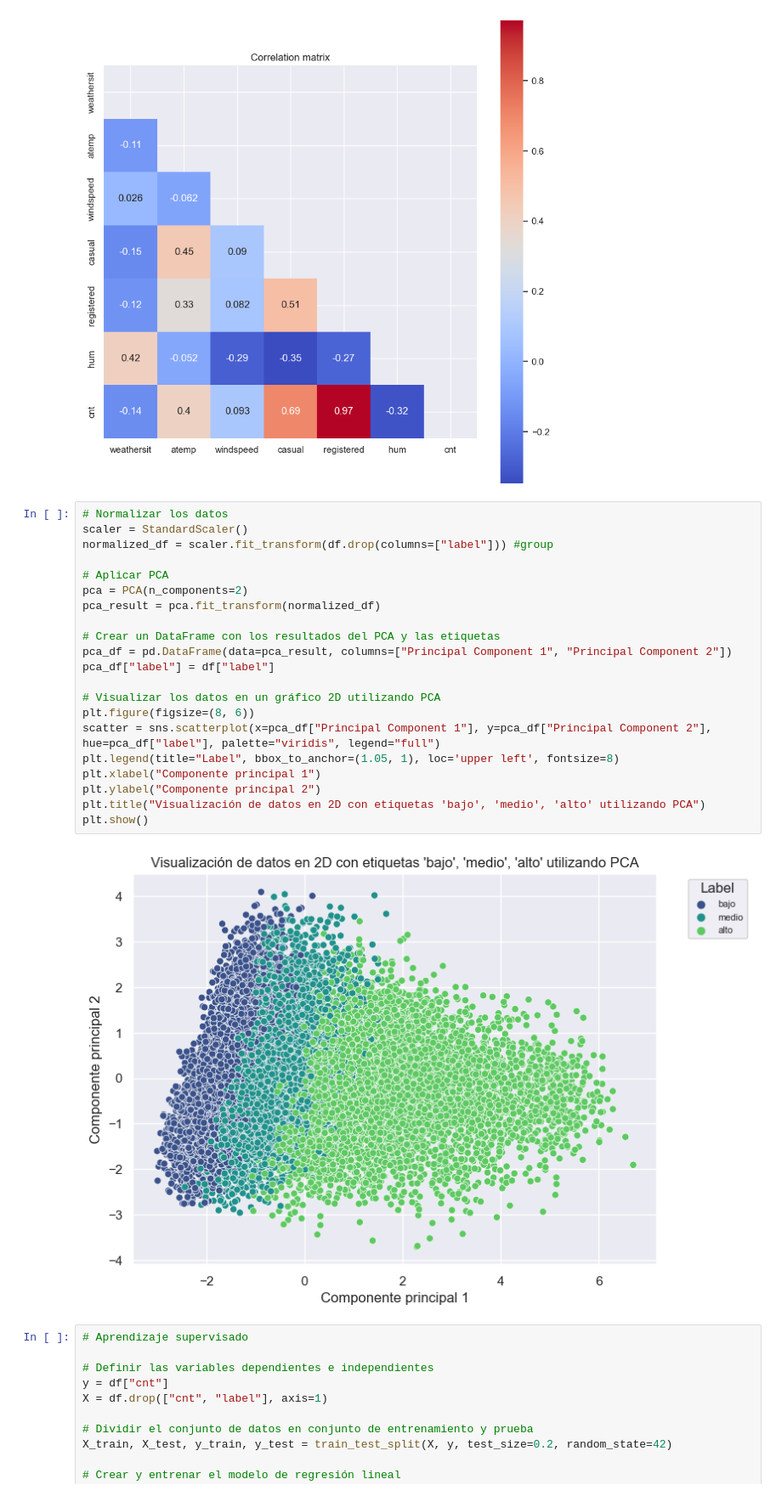
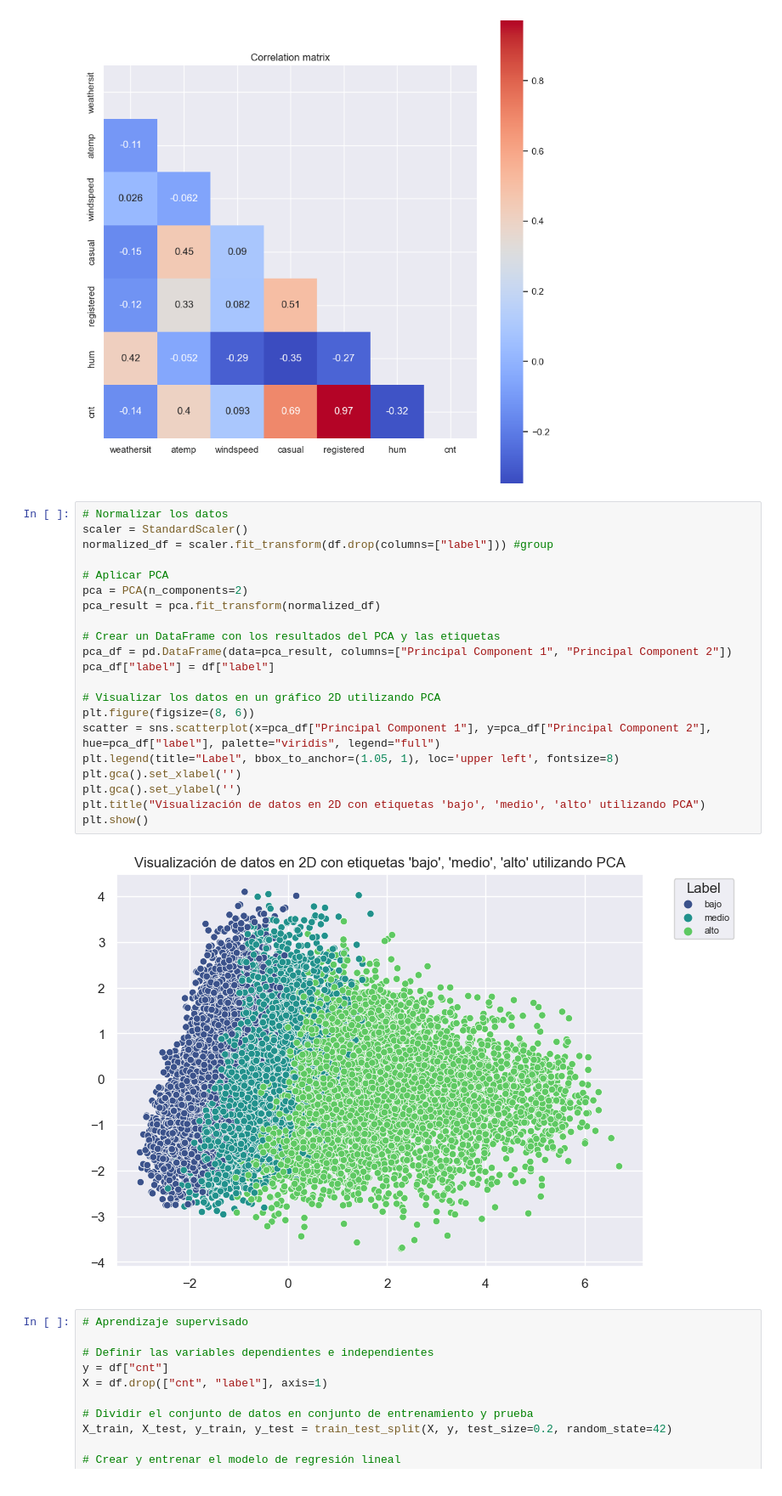
Before and after one commit to alejomaf/bike-sharing-predictor-system, a Jupyter notebook: bike-sharing-predictor-system.ipynb, the cells around one changed output. Shown at 85% size. Drawn from its saved outputs; the diff is of its cells as text.

```diff
--- a/bike-sharing-predictor-system.ipynb
+++ b/bike-sharing-predictor-system.ipynb
@@ -92,26 +92,26 @@ plt.show()
 # %%
 # Normalizar los datos
 scaler = StandardScaler()
 normalized_df = scaler.fit_transform(df.drop(columns=["label"])) #group
 
 # Aplicar PCA
 pca = PCA(n_components=2)
 pca_result = pca.fit_transform(normalized_df)
 
 # Crear un DataFrame con los resultados del PCA y las etiquetas
 pca_df = pd.DataFrame(data=pca_result, columns=["Principal Component 1", "Principal Component 2"])
 pca_df["label"] = df["label"]
 
 # Visualizar los datos en un gráfico 2D utilizando PCA
 plt.figure(figsize=(8, 6))
 scatter = sns.scatterplot(x=pca_df["Principal Component 1"], y=pca_df["Principal Component 2"], hue=pca_df["label"], palette="viridis", legend="full")
 plt.legend(title="Label", bbox_to_anchor=(1.05, 1), loc='upper left', fontsize=8)
-plt.xlabel("Componente principal 1")
-plt.ylabel("Componente principal 2")
+plt.gca().set_xlabel('')
+plt.gca().set_ylabel('')
 plt.title("Visualización de datos en 2D con etiquetas 'bajo', 'medio', 'alto' utilizando PCA")
 plt.show()
 # %% [output]
-[figure, old version]
+[figure, new version]
 # %%
 # Aprendizaje supervisado
 
```
Also changed, not shown: parts of 7 cells of this notebook.
